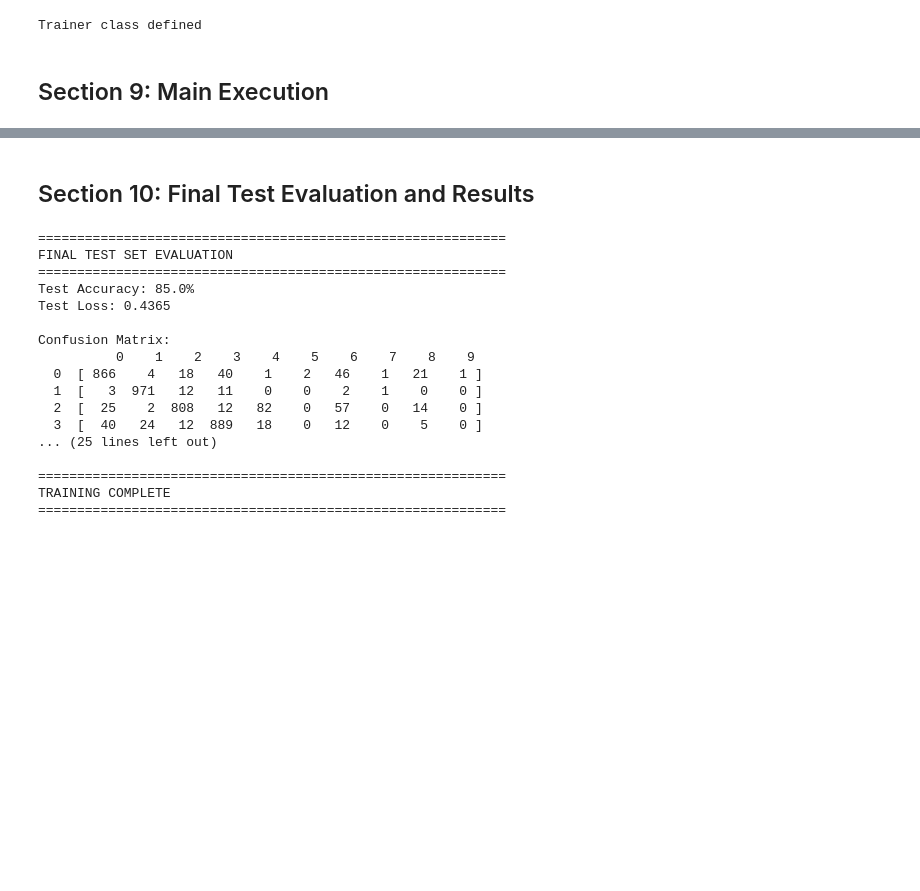
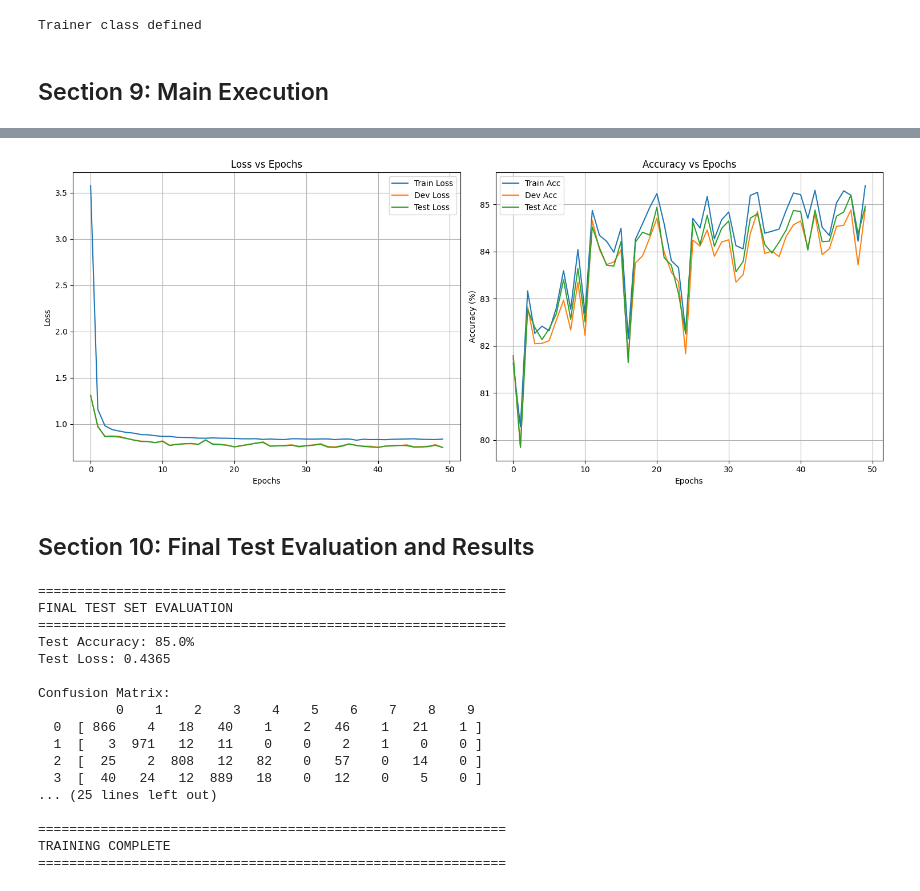
Before and after one commit to toast-racks-dev/AI-Models-Journey, a Jupyter notebook: Fashion mnist dataet_2/fashion_mnist_nn.ipynb, the cells around one changed output, grey strips where cells are left out. Cells and saved outputs as stored; diff of their text form; code cells hidden in the pictures; blank space fills up the shorter version.

```diff
--- a/Fashion mnist dataet_2/fashion_mnist_nn.ipynb
+++ b/Fashion mnist dataet_2/fashion_mnist_nn.ipynb
@@ -398,7 +399,7 @@ class Trainer:
         self.network = network
         self.optimizer = optimizer
         self.config = config
-        self.history = {'loss': [], 'train_acc': [], 'dev_acc': []}
+        self.history = {'loss': [], 'train_acc': [], 'dev_loss': [], 'dev_acc': [], 'test_loss': [], 'test_acc': []}
         self.best_weights = None
         self.best_dev_acc = 0
         self.best_epoch = 0
@@ -454,7 +455,8 @@ class Trainer:
         return loss, acc
 
     def fit(self, X_train: np.ndarray, Y_train: np.ndarray,
-            X_dev: np.ndarray, Y_dev: np.ndarray) -> Dict:
+            X_dev: np.ndarray, Y_dev: np.ndarray,
+            X_test: np.ndarray, Y_test: np.ndarray) -> Dict:
 
         patience_counter = 0
 
@@ -476,11 +478,15 @@ class Trainer:
             # Evaluate
             _, train_acc = self.evaluate(X_train, Y_train)
             dev_loss, dev_acc = self.evaluate(X_dev, Y_dev)
+            test_loss, test_acc = self.evaluate(X_test, Y_test)
 
             # Record history
             self.history['loss'].append(train_loss)
             self.history['train_acc'].append(train_acc)
+            self.history['dev_loss'].append(dev_loss)
             self.history['dev_acc'].append(dev_acc)
+            self.history['test_loss'].append(test_loss)
+            self.history['test_acc'].append(test_acc)
 
             elapsed = time.time() - start_time
 
@@ -540,9 +546,42 @@ if 'X_train' in globals():
     print(f'Initial loss (should be ~2.3): {initial_loss:.4f}')
 
     # Run Training
-    history = trainer.fit(X_train, Y_train, X_dev, Y_dev)
+    history = trainer.fit(X_train, Y_train, X_dev, Y_dev, X_test, Y_test)
+
+    # Plotting
+    plt.figure(figsize=(15, 6))
+
+    # Plot Loss
+    plt.subplot(1, 2, 1)
+    plt.plot(history['loss'], label='Train Loss')
+    plt.plot(history['dev_loss'], label='Dev Loss')
+    plt.plot(history['test_loss'], label='Test Loss')
+    plt.title('Loss vs Epochs')
+    plt.xlabel('Epochs')
+    plt.ylabel('Loss')
+    plt.legend()
+    plt.grid(True)
+
+    # Plot Accuracy
+    plt.subplot(1, 2, 2)
+    plt.plot(history['train_acc'], label='Train Acc')
+    plt.plot(history['dev_acc'], label='Dev Acc')
+    plt.plot(history['test_acc'], label='Test Acc')
+    plt.title('Accuracy vs Epochs')
+    plt.xlabel('Epochs')
+    plt.ylabel('Accuracy (%)')
+    plt.legend()
+    plt.grid(True)
+
+    plt.tight_layout()
+    plt.show()
 else:
     print("Skipping training due to missing data.")
+
+
+    # Plot Loss
+
+    # Plot Accuracy
 # %% [output]
 Initial loss (should be ~2.3): 2.6450
 ============================================================
@@ -563,4 +602,5 @@ Epoch 050/50 | Loss: 0.8366 | Train Acc: 85.4% | Dev Acc: 84.9% | Time: 18.4s
 Best dev accuracy: 84.9% (epoch 50)
+[figure, added]
 # %% [markdown]
 ## Section 10: Final Test Evaluation and Results
 # %%
```
Also changed, not shown: parts of 2 cells of this notebook.
